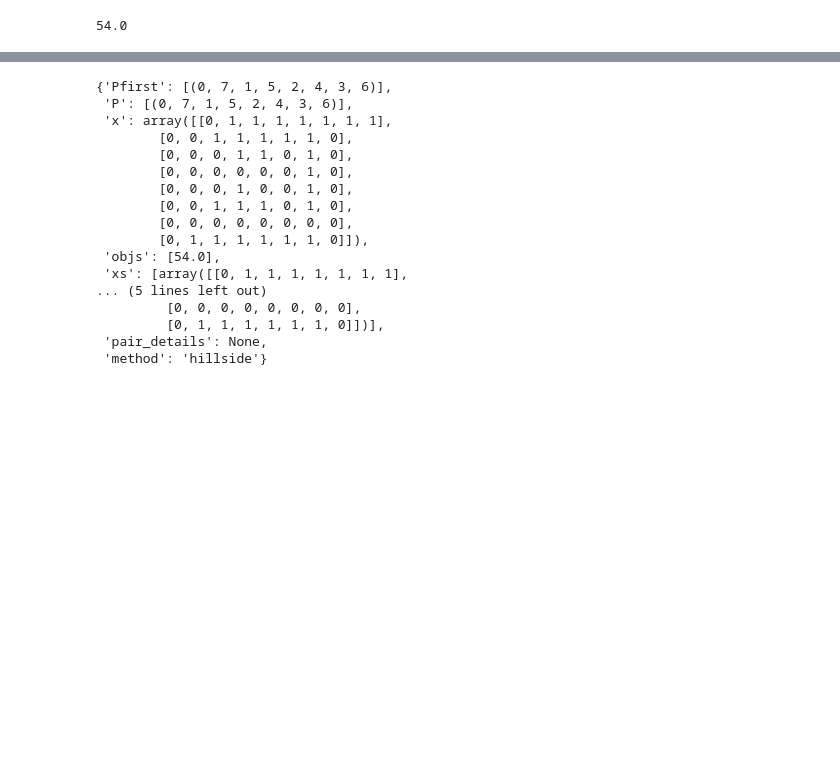
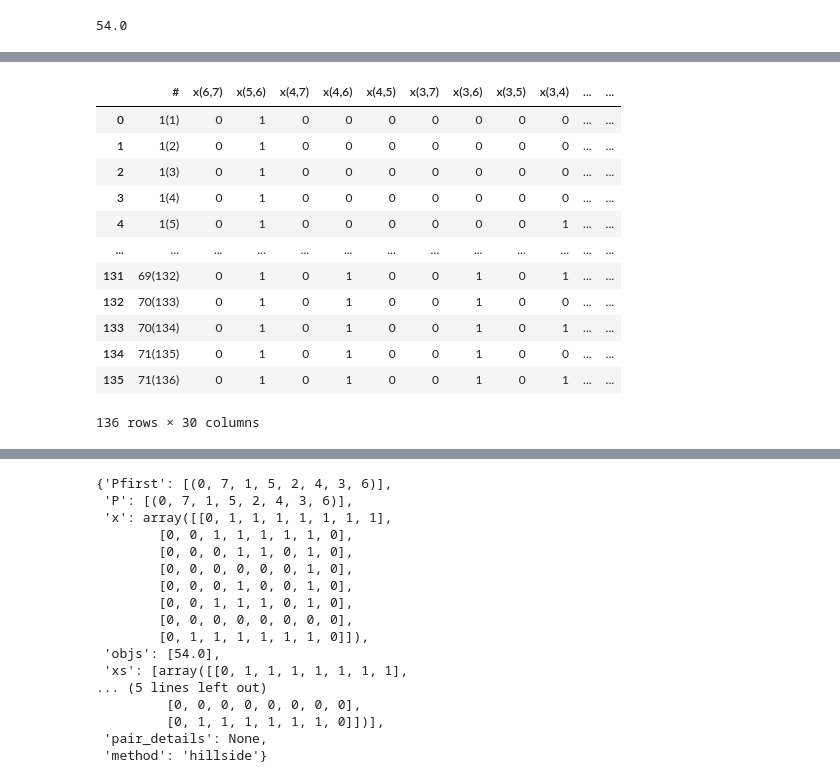
Before and after one commit to IGARDS/ranking_toolbox, a Jupyter notebook: examples.ipynb, the cells around one changed output, grey strips where cells are left out. Drawn from its saved outputs; the diff is of its cells as text; code cells hidden in the pictures; blank space fills up the shorter version.

```diff
--- a/examples.ipynb
+++ b/examples.ipynb
@@ -43,0 +190,2 @@ k_hillside
+# %%
+k_hillside,details_hillside,models = pyrankability.rank.solve_error2(D,max_error=3,min_error=0,method='hillside',cont=True)
@@ -43,0 +245,3 @@ k_hillside
+# %%
+model_file = pyrankability.common.write_model(models["error_models"][0])
+model_file
@@ -43,0 +250,2 @@ k_hillside
+# %%
+solution_file = model_file + ".solutions"
@@ -43,0 +277,26 @@ k_hillside
+# %%
+solutions = pd.read_csv(solution_file,sep=', ')
+x_columns = solutions.columns[1:-1]
+xs = []
+a,b,c = 1,1,-2*len(x_columns)
+n = int((-b + np.sqrt(b**2 - 4*a*c))/(2*a) + 1)
+xstar = np.zeros((n,n))
+C = pyrankability.common.compute_C(D)
+opt_k = k_hillside
+objs = []
+s = 0
+for k in range(solutions.shape[0]):
+    x = np.zeros((n,n))
+    for c in x_columns:
+        ij_str = c.replace("x(","").replace(")","")
+        i,j = ij_str.split(",")
+        i,j = int(i),int(j)
+        x[i,j] = solutions.loc[k,c]
+        x[j,i] = 1 - x[i,j]
+    obj = np.sum(C*x)
+    xs.append(x)
+    objs.append(obj)
+    error = obj - opt_k
+    xstar += x
+xstar = xstar/solutions.shape[0]
+pd.DataFrame(xstar)
@@ -43,0 +313,16 @@ k_hillside
+# %%
+solutions
+# %% [output]
+|  | # | x(6,7) | x(5,6) | x(4,7) | x(4,6) | x(4,5) | x(3,7) | x(3,6) | x(3,5) | x(3,4) | ... | ... |
+| 0 | 1(1) | 0 | 1 | 0 | 0 | 0 | 0 | 0 | 0 | 0 | ... | ... |
+| 1 | 1(2) | 0 | 1 | 0 | 0 | 0 | 0 | 0 | 0 | 0 | ... | ... |
+| 2 | 1(3) | 0 | 1 | 0 | 0 | 0 | 0 | 0 | 0 | 0 | ... | ... |
+| 3 | 1(4) | 0 | 1 | 0 | 0 | 0 | 0 | 0 | 0 | 0 | ... | ... |
+| 4 | 1(5) | 0 | 1 | 0 | 0 | 0 | 0 | 0 | 0 | 1 | ... | ... |
+| ... | ... | ... | ... | ... | ... | ... | ... | ... | ... | ... | ... | ... |
+| 131 | 69(132) | 0 | 1 | 0 | 1 | 0 | 0 | 1 | 0 | 1 | ... | ... |
+| 132 | 70(133) | 0 | 1 | 0 | 1 | 0 | 0 | 1 | 0 | 0 | ... | ... |
+| 133 | 70(134) | 0 | 1 | 0 | 1 | 0 | 0 | 1 | 0 | 1 | ... | ... |
+| 134 | 71(135) | 0 | 1 | 0 | 1 | 0 | 0 | 1 | 0 | 0 | ... | ... |
+| 135 | 71(136) | 0 | 1 | 0 | 1 | 0 | 0 | 1 | 0 | 1 | ... | ... |
+136 rows × 30 columns
```
Also changed, not shown: parts of 37 cells of this notebook, 7 other files.
